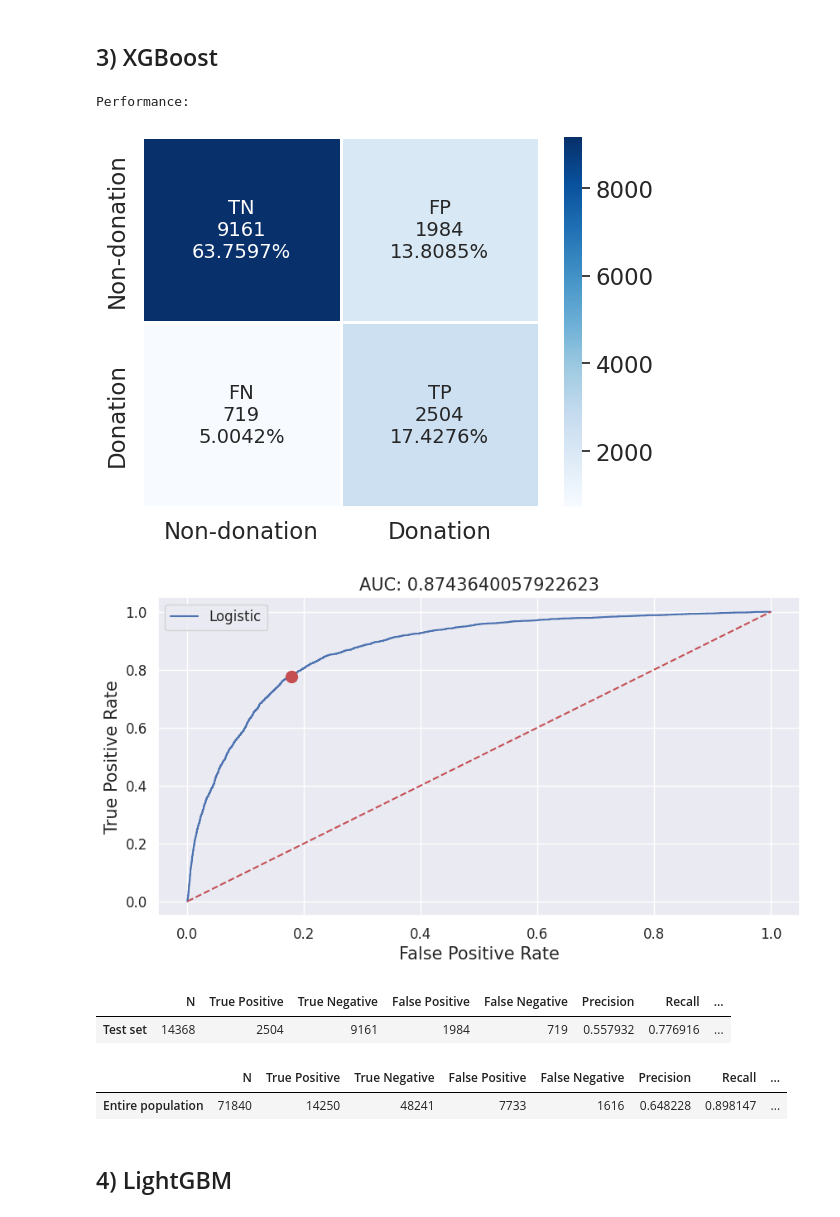
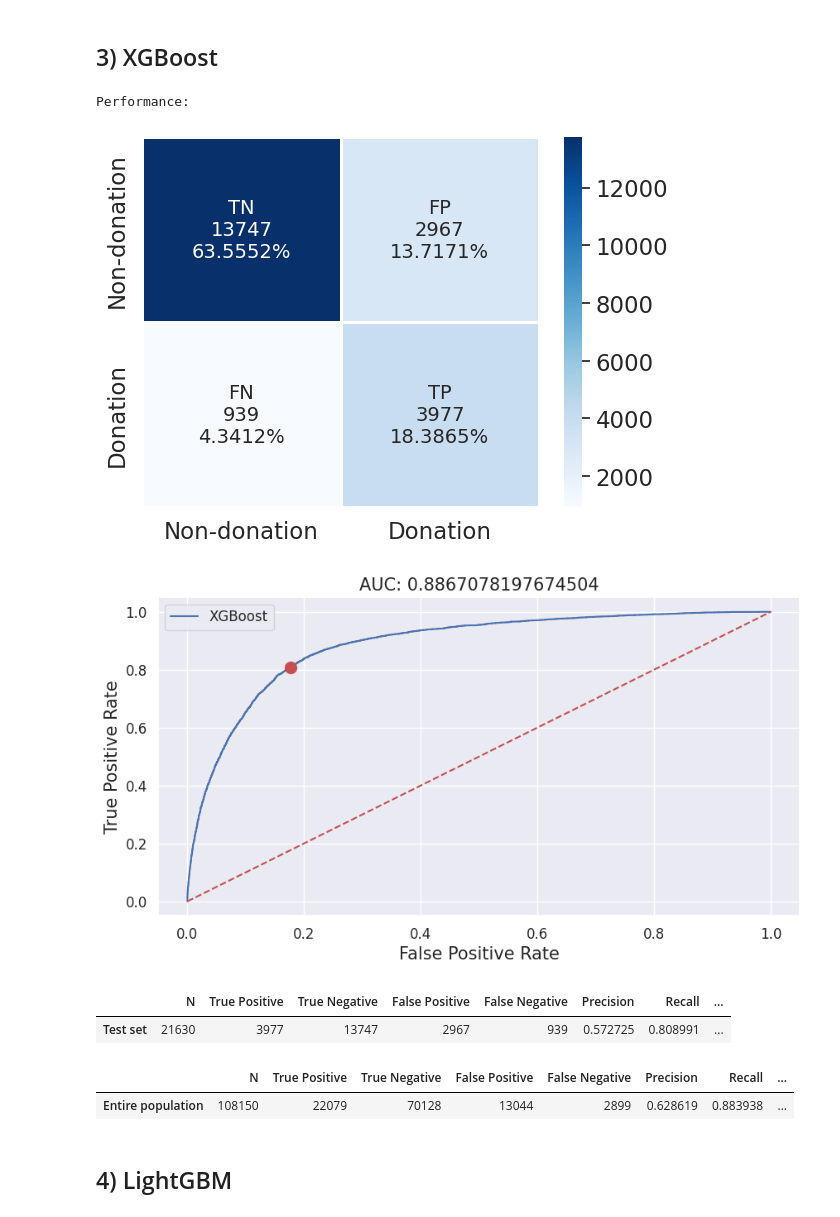
Before and after one commit to thekimk/Lecture-NIA, a Jupyter notebook: BA1_TargetMarketing_ModelingAI_KK.ipynb, the cells around one changed output. Drawn from its saved outputs; the diff is of its cells as text; code cells hidden in the pictures.

```diff
--- a/BA1_TargetMarketing_ModelingAI_KK.ipynb
+++ b/BA1_TargetMarketing_ModelingAI_KK.ipynb
@@ -283,37 +253,22 @@ Performance:
 # %%
 # XGBoost
 model = XGBClassifier(n_estimators=100,
                       scale_pos_weight=Y_train.value_counts()[0]/Y_train.value_counts()[1],   # binary
                       random_state=123)
 model.fit(X_train, Y_train)
 
-# # Explanation
-# explanation_SHAP_KK(model, X_train, X_test, X_colname,
-#                     MAX_DISPLAY=MAX_DISPLAY, model_type='tree',
-#                     link=OUTPUT_TYPE, sample_size=1,
-#                     sample_size_1000=1000,
-#                     plot_interaction=True)
-
-# Prediction
-P_trpred = pd.DataFrame(model.predict_proba(X_train)[:,-1],
-                        index=Y_train.index, columns=['Pred'])
-P_tepred = pd.DataFrame(model.predict_proba(X_test)[:,-1],
-                        index=Y_test.index, columns=['Pred'])
-Y_trpred = (P_trpred >= 0.5).astype(int)
-Y_tepred = (P_tepred >= 0.5).astype(int)
-
-# Evaluation
+# Prediction & Evaluation
 Score_te, Score_trte = prediction_class(model, X_train, Y_train, X_test, Y_test,
-                                        LABEL_LIST=LABEL_LIST, ALGO_NAME='Logistic')
+                                        LABEL_LIST=LABEL_LIST, ALGO_NAME='XGBoost')
 display(Score_te, Score_trte)
 # %% [output]
 Performance:
-[figure, old version]
+[figure, new version]
-[figure, old version]
+[figure, new version]
 |  | N | True Positive | True Negative | False Positive | False Negative | Precision | Recall | ... |
-| Test set | 14368 | 2504 | 9161 | 1984 | 719 | 0.557932 | 0.776916 | ... |
+| Test set | 21630 | 3977 | 13747 | 2967 | 939 | 0.572725 | 0.808991 | ... |
 |  | N | True Positive | True Negative | False Positive | False Negative | Precision | Recall | ... |
-| Entire population | 71840 | 14250 | 48241 | 7733 | 1616 | 0.648228 | 0.898147 | ... |
+| Entire population | 108150 | 22079 | 70128 | 13044 | 2899 | 0.628619 | 0.883938 | ... |
 # %% [markdown]
 ## 4) LightGBM
 # %%
```
Also changed, not shown: parts of 26 cells of this notebook, 21 other files.
